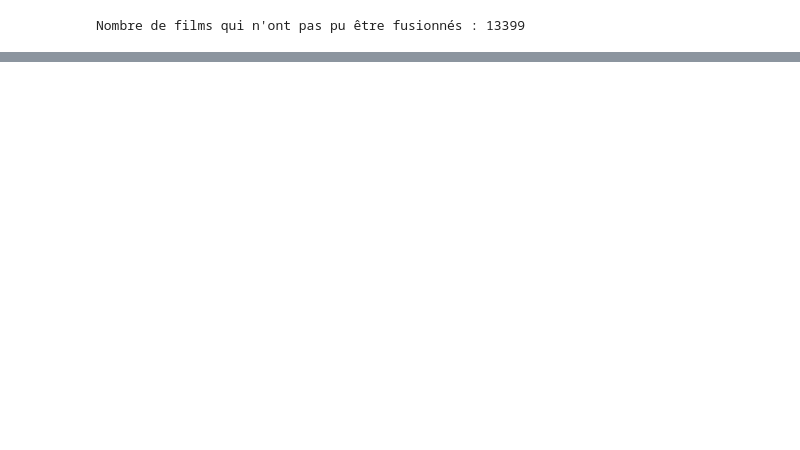
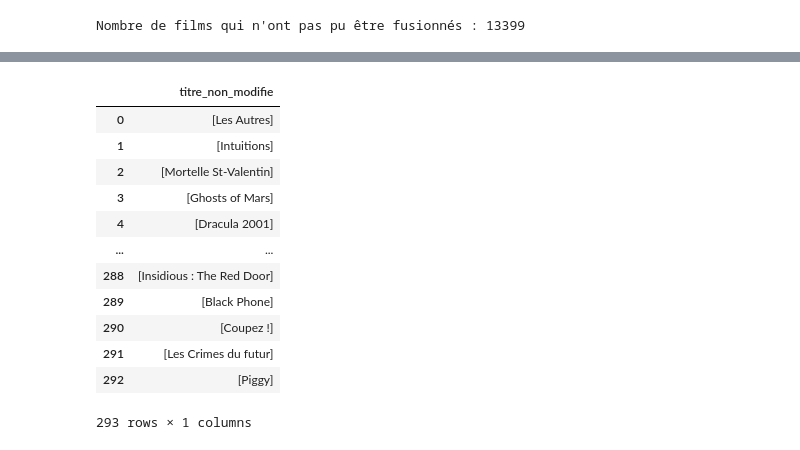
Before and after one commit to DonzerHD/Predictif_des_Entrees_de_Films, a Jupyter notebook: notebooks/Nettoyage_et_Fusion_Films.ipynb, the cells around one changed output, grey strips where cells are left out. Cells and saved outputs as stored; diff of their text form; code cells hidden in the pictures; blank space fills up the shorter version.

```diff
--- a/notebooks/Nettoyage_et_Fusion_Films.ipynb
+++ b/notebooks/Nettoyage_et_Fusion_Films.ipynb
@@ -116,3 +128,19 @@ df
 # %%
 # enregistre le fichier csv
 df.to_csv('../data/films_final_fr.csv', index=False)
+# %%
+import pandas as pd
+import pyodbc
+from sqlalchemy import create_engine
+from dotenv import load_dotenv
+import os
+import ast
+
+# Charger les variables d'environnement
+load_dotenv()
+
+# Créer une connexion à la base de données
+connection = pyodbc.connect(f'DRIVER={"ODBC Driver 18 for SQL Server"};SERVER={os.getenv("DB_SERVER")};DATABASE={os.getenv("DB_DATABASE")};UID={os.getenv("DB_UID")};PWD={os.getenv("DB_PWD")}')
+
+# Créer un moteur sqlalchemy à partir de la connexion pyodbc
+engine = create_engine('mssql+pyodbc://', creator=lambda: connection)
@@ -118,0 +339,29 @@ df.to_csv('../data/films_final_fr.csv', index=False)
+# %%
+query = """
+SELECT films.titre_non_modifie
+FROM films
+JOIN films_genres ON films.film_id = films_genres.film_id
+JOIN genres ON films_genres.genre_id = genres.genre_id
+WHERE genres.nom = 'Horreur'
+"""
+cursor = connection.cursor()
+cursor.execute(query)
+results = cursor.fetchall()
+
+# Convertir les résultats en DataFrame
+df_films_fantastique = pd.DataFrame(results, columns=['titre_non_modifie'])
+df_films_fantastique
+# %% [output]
+|  | titre_non_modifie |
+| 0 | [Les Autres] |
+| 1 | [Intuitions] |
+| 2 | [Mortelle St-Valentin] |
+| 3 | [Ghosts of Mars] |
+| 4 | [Dracula 2001] |
+| ... | ... |
+| 288 | [Insidious : The Red Door] |
+| 289 | [Black Phone] |
+| 290 | [Coupez !] |
+| 291 | [Les Crimes du futur] |
+| 292 | [Piggy] |
+293 rows × 1 columns
```
Also changed, not shown: parts of 20 cells of this notebook, 1 other file.
